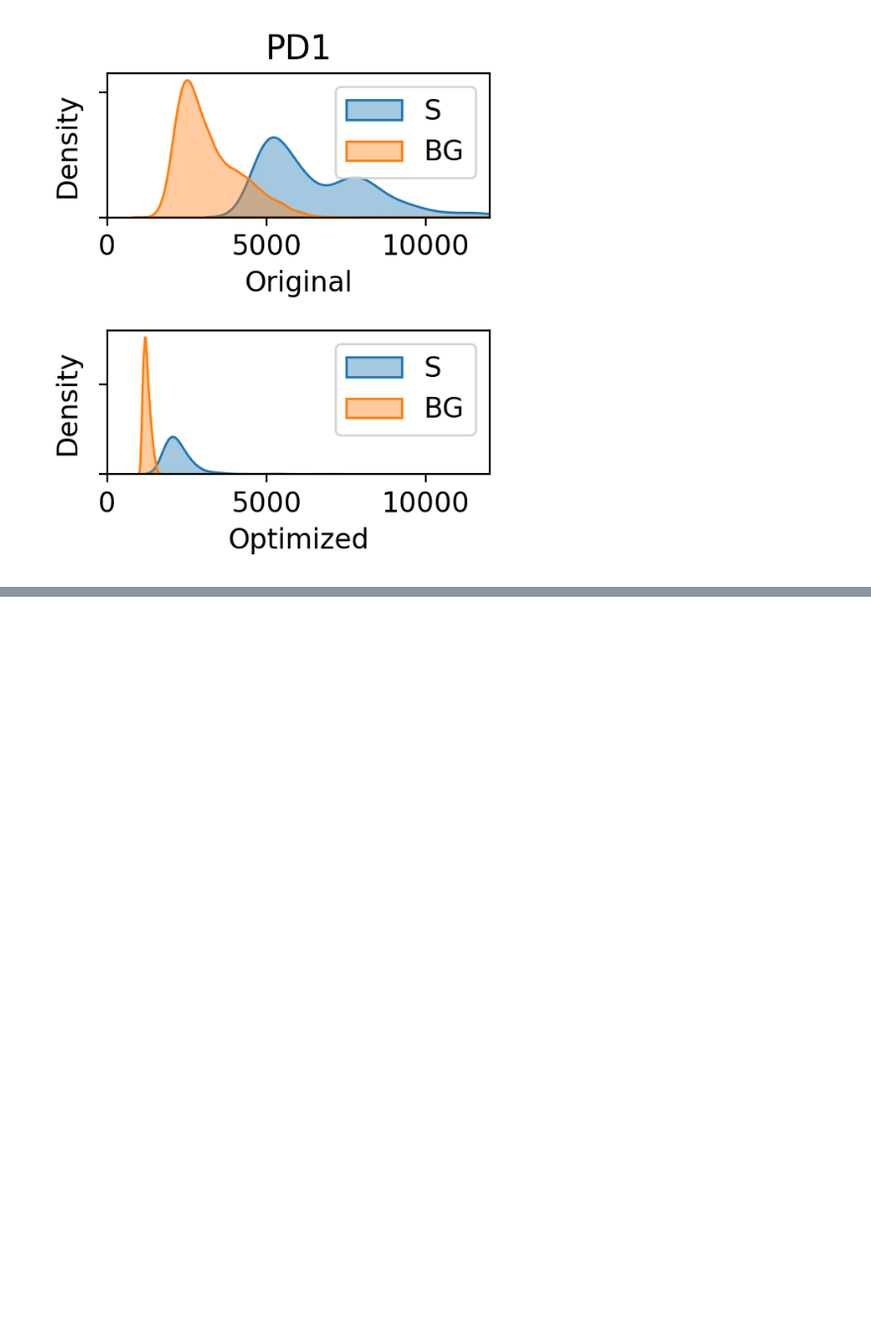
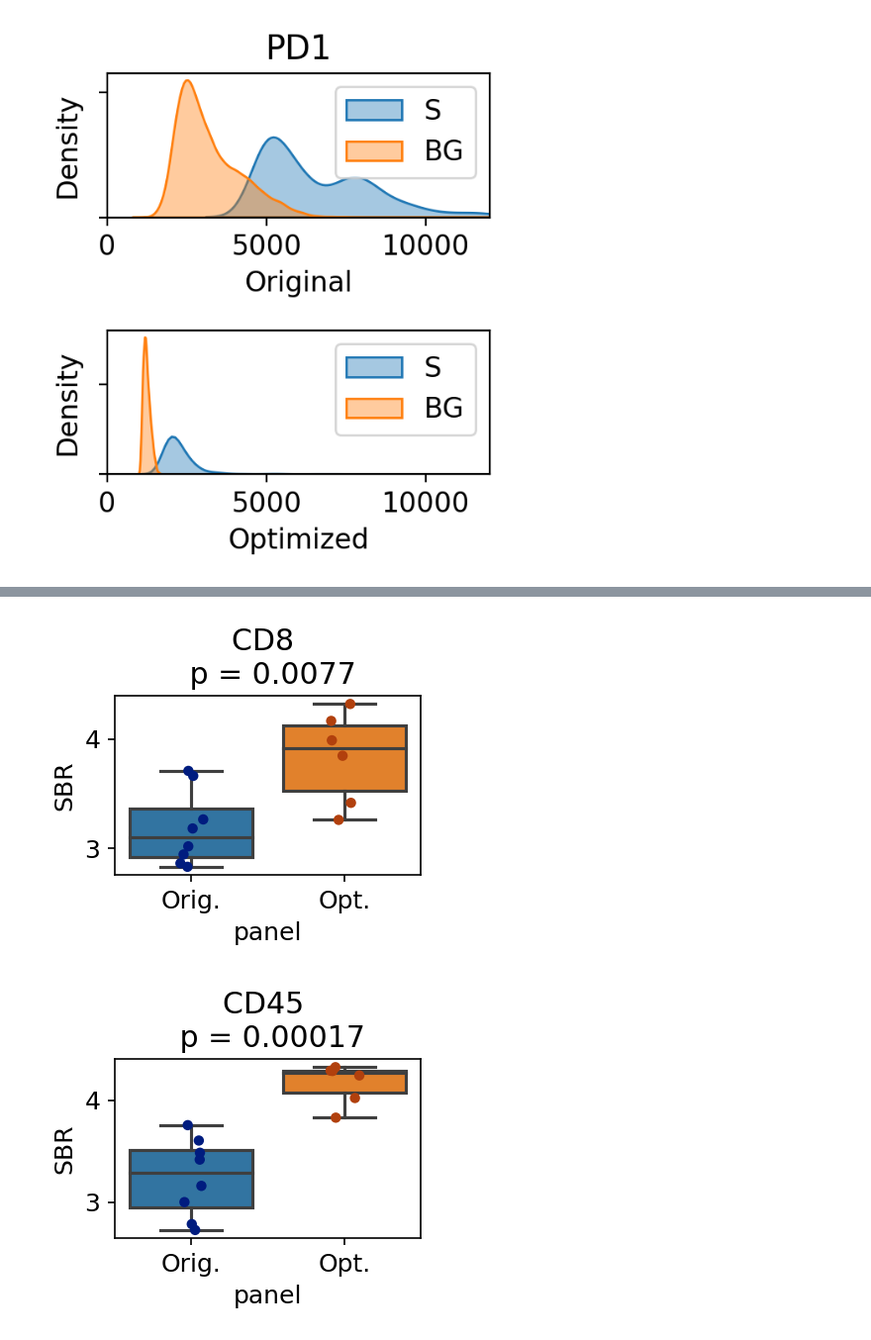
Before and after one commit to engjen/cycIF_Validation, a Jupyter notebook: Fig2_OrderOptimization_K154vsK175_analysis.ipynb, the cells around one changed output, grey strips where cells are left out. Shown at 99% size. Cells and saved outputs as stored; diff of their text form; code cells hidden in the pictures; blank space fills up the shorter version.

```diff
--- a/Fig2_OrderOptimization_K154vsK175_analysis.ipynb
+++ b/Fig2_OrderOptimization_K154vsK175_analysis.ipynb
@@ -600,0 +598,17 @@ for s_fg, d_exclusive in dd_exclusive.items():
+# %%
+#plot df_all
+from scipy import stats
+for s_marker in ['CD8','CD45']:
+    fig, ax = plt.subplots(figsize=(3,2.5),dpi=150)
+    sns.boxplot(x='panel', y='SBR', data=df_all[df_all.marker==s_marker], fliersize=0, ax=ax)
+    sns.stripplot(x='panel', y='SBR', data=df_all[df_all.marker==s_marker], palette='dark', ax=ax)
+    x = df_all[(df_all.marker==s_marker) & (df_all.slide==df_all[df_all.marker==s_marker].groupby('slide').mean().index[0])].SBR
+    y = df_all[(df_all.marker==s_marker) & (df_all.slide==df_all[df_all.marker==s_marker].groupby('slide').mean().index[1])].SBR
+    statistic, pvalue = stats.ttest_ind(x,y)
+
+    ax.set_title(f'{s_marker} \n p = {pvalue:.2}')
+    plt.tight_layout()
+    fig.savefig(f'./Figures/cmIF_Optimized_{s_marker}_SBR.png')
+# %% [output]
+[figure, added]
+[figure, added]
```
Also changed, not shown: parts of 20 cells of this notebook, 7 other files.
